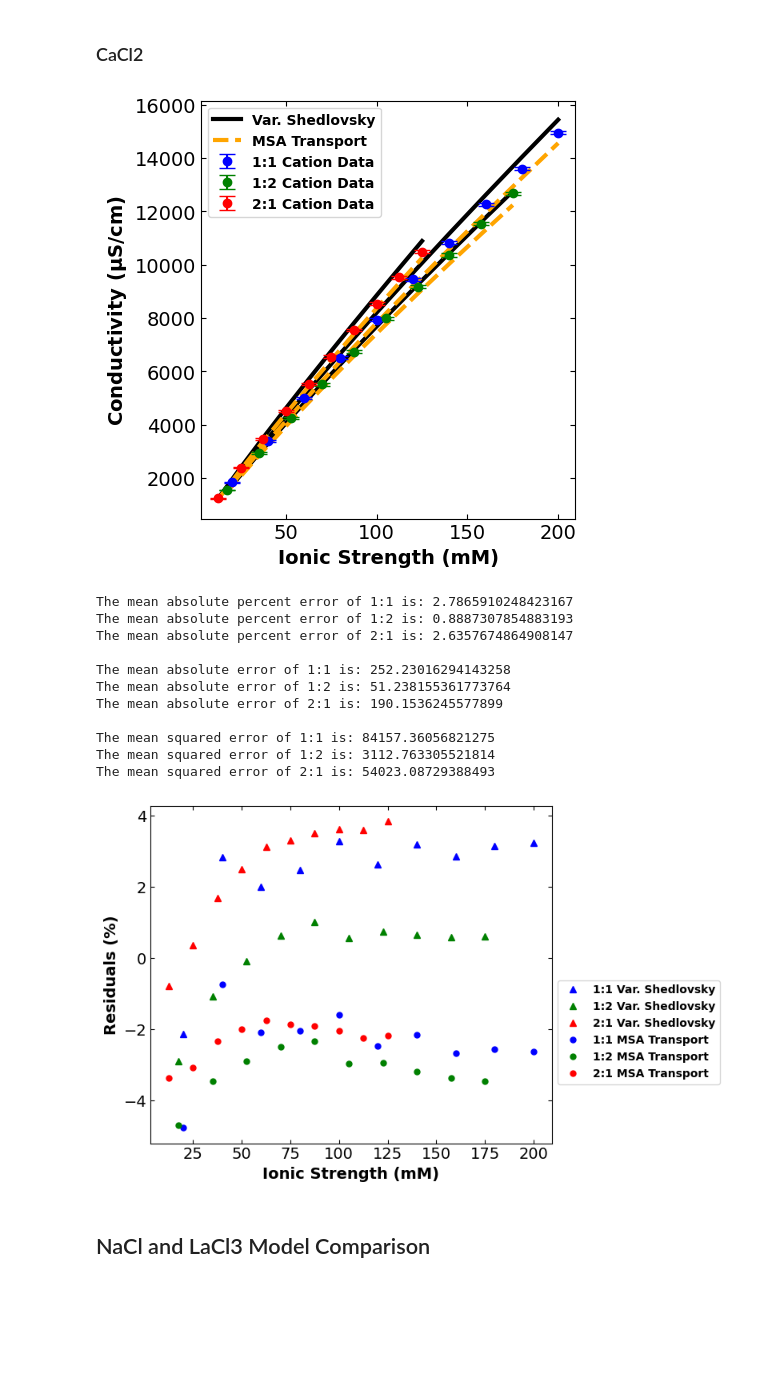
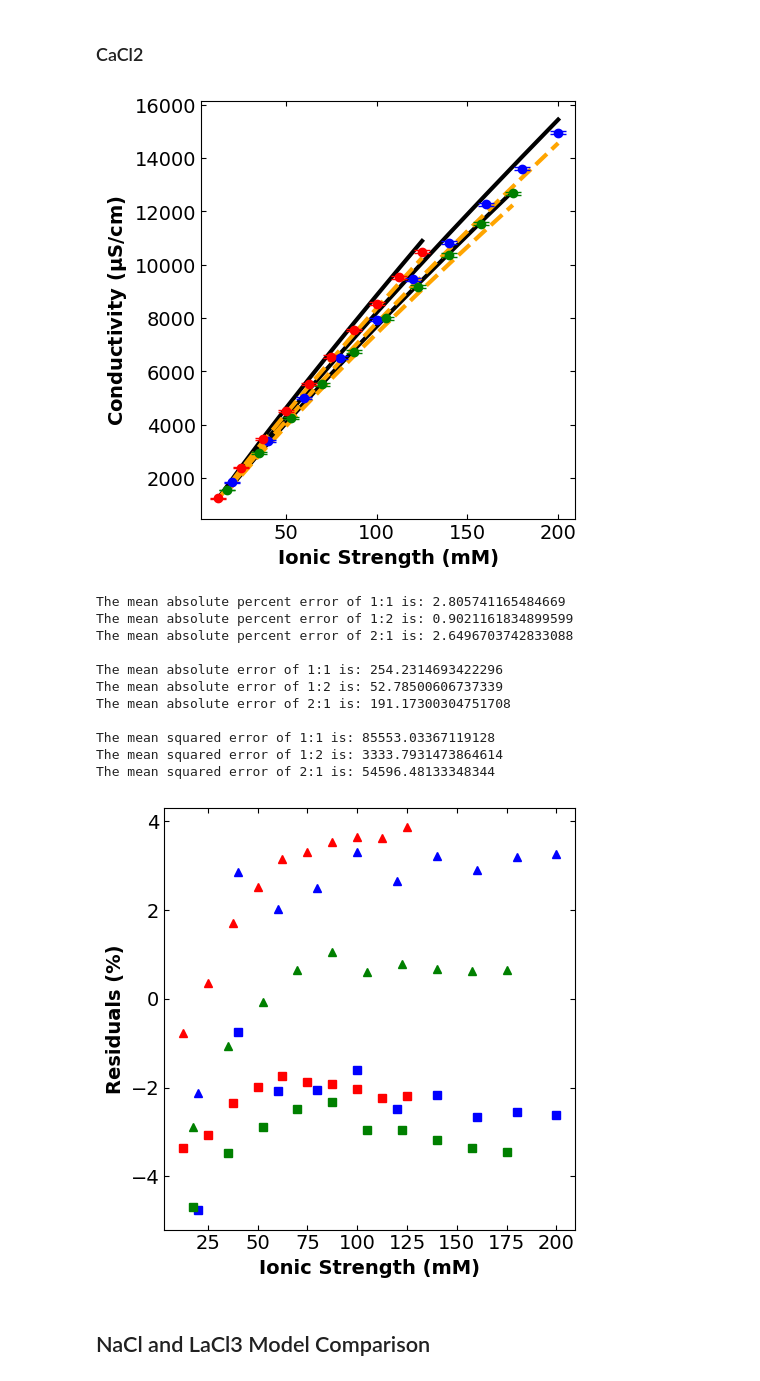
Before and after one commit to dowlinglab/salts-conductivity-modelling, a Jupyter notebook: Multicomponents-conductivity-paper.ipynb, the cells around one changed output. Drawn from its saved outputs; the diff is of its cells as text; code cells hidden in the pictures; blank space fills up the shorter version.

Commit message:
Updated paper figures

```diff
--- a/Multicomponents-conductivity-paper.ipynb
+++ b/Multicomponents-conductivity-paper.ipynb
@@ -131,9 +131,9 @@ diameter = [sigma_Ca, sigma_Na, sigma_Cl] # effective ionic diameters of Ca, Na,
 lambda_0_Ca_Na_Cl = [lambda_0_Ca_mol, lambda_0_Na_mol, lambda_0_Cl_mol]
 
 # calculated conductivity in uS/cm
-all_cond_calc_con =cd.msa_transport(valency, diameter, diffusion_coeff, T, eta, epsilon, lambda_0_Ca_Na_Cl, CaCl2_conc, NaCl_conc)
-all_cond_calc_con12 = cd.msa_transport(valency, diameter, diffusion_coeff, T, eta, epsilon, lambda_0_Ca_Na_Cl, CaCl2_conc12, NaCl_conc12)
-all_cond_calc_con13 = cd.msa_transport(valency, diameter, diffusion_coeff, T, eta, epsilon, lambda_0_Ca_Na_Cl, CaCl2_conc13, NaCl_conc13)
+all_cond_calc_con =cd.msa_transport(valency, diameter, diffusion_coeff, T, eta_msa, epsilon, lambda_0_Ca_Na_Cl, CaCl2_conc, NaCl_conc)
+all_cond_calc_con12 = cd.msa_transport(valency, diameter, diffusion_coeff, T, eta_msa, epsilon, lambda_0_Ca_Na_Cl, CaCl2_conc12, NaCl_conc12)
+all_cond_calc_con13 = cd.msa_transport(valency, diameter, diffusion_coeff, T, eta_msa, epsilon, lambda_0_Ca_Na_Cl, CaCl2_conc13, NaCl_conc13)
 # %% [output]
 Relaxation correction: [-0.11131282 -0.03908867 -0.08723811]
 Hydrodynamic correction: [-0.34150633 -0.20230851 -0.12231221]
@@ -401,7 +401,7 @@ The mean squared error of 1:2 is: 7951.674608745649
 ### Constants
 # %%
 # solvent viscosity in poise
-eta_shed = 8.903*10**(-3)
+eta_shed = 8.9*10**(-3)
 
 # limiting equivalent conductivity of salts in cm^2.Siemen.equiv^(-1)
 lambda_0_NaCl = 126.45
@@ -422,9 +422,6 @@ a_LaCl3 = 4.9*10**(-8)
 ### NaCl
 # %%
 # constants
-temp_NaCl_CaCl2 = 298.16 # K
-epsilon = 78.3
-eta = 8.903*10**(-3) # poise
 a_NaCl_CaCl2 = (a_NaCl + a_CaCl2)/2
 
 # concentration in M
@@ -433,9 +430,12 @@ conc12 = [NaCl_conc12[i]*10**(-3) for i in range(ndata)]
 conc13 = [NaCl_conc13[i]*10**(-3) for i in range(ndata)]
 
 # specific conductivity in micro Siemen per cm
-specific_cond_nacl = cd.variant_shedlovsky(conc, temp_NaCl_CaCl2, epsilon, eta, lambda_0_NaCl, a_NaCl_CaCl2, z_Na, z_Cl, lambda_0_Na, lambda_0_Cl)
-specific_cond_nacl_12 = cd.variant_shedlovsky(conc12, temp_NaCl_CaCl2, epsilon, eta, lambda_0_NaCl, a_NaCl_CaCl2, z_Na, z_Cl, lambda_0_Na, lambda_0_Cl)
-specific_cond_nacl_13 = cd.variant_shedlovsky(conc13, temp_NaCl_CaCl2, epsilon, eta, lambda_0_NaCl, a_NaCl_CaCl2, z_Na, z_Cl, lambda_0_Na, lambda_0_Cl)
+specific_cond_nacl = cd.variant_shedlovsky(conc, T, epsilon, eta_shed, lambda_0_NaCl, a_NaCl_CaCl2, z_Na, z_Cl,
+                                           lambda_0_Na, lambda_0_Cl)
+specific_cond_nacl_12 = cd.variant_shedlovsky(conc12, T, epsilon, eta_shed, lambda_0_NaCl, a_NaCl_CaCl2, z_Na, z_Cl,
+                                              lambda_0_Na, lambda_0_Cl)
+specific_cond_nacl_13 = cd.variant_shedlovsky(conc13, T, epsilon, eta_shed, lambda_0_NaCl, a_NaCl_CaCl2, z_Na, z_Cl,
+                                              lambda_0_Na, lambda_0_Cl)
 # %% [markdown]
 ### CaCl2
 # %%
@@ -445,11 +445,11 @@ conc_cacl2_12 = [CaCl2_conc12[i]*10**(-3) for i in range(ndata)]
 conc_cacl2_13 = [CaCl2_conc13[i]*10**(-3) for i in range(ndata)]
 
 # specific conductivity in micro Siemen per cm
-specific_cond_cacl2 = cd.variant_shedlovsky(conc_cacl2, temp_NaCl_CaCl2, epsilon, eta, lambda_0_CaCl2, a_NaCl_CaCl2, z_Ca, z_Cl, lambda_0_Ca,
+specific_cond_cacl2 = cd.variant_shedlovsky(conc_cacl2, T, epsilon, eta_shed, lambda_0_CaCl2, a_NaCl_CaCl2, z_Ca, z_Cl, lambda_0_Ca,
                                              lambda_0_Cl)
-specific_cond_cacl2_12 = cd.variant_shedlovsky(conc_cacl2_12, temp_NaCl_CaCl2, epsilon, eta, lambda_0_CaCl2, a_NaCl_CaCl2, z_Ca, z_Cl, lambda_0_Ca,
+specific_cond_cacl2_12 = cd.variant_shedlovsky(conc_cacl2_12, T, epsilon, eta_shed, lambda_0_CaCl2, a_NaCl_CaCl2, z_Ca, z_Cl, lambda_0_Ca,
                                                 lambda_0_Cl)
-specific_cond_cacl2_13 = cd.variant_shedlovsky(conc_cacl2_13, temp_NaCl_CaCl2, epsilon, eta, lambda_0_CaCl2, a_NaCl_CaCl2, z_Ca, z_Cl, lambda_0_Ca,
+specific_cond_cacl2_13 = cd.variant_shedlovsky(conc_cacl2_13, T, epsilon, eta_shed, lambda_0_CaCl2, a_NaCl_CaCl2, z_Ca, z_Cl, lambda_0_Ca,
                                                 lambda_0_Cl)
 # %%
 # bulk conductivity
@@ -479,12 +479,12 @@ plt.ylabel("Conductivity ($\mathbf{\mu}$S/cm)", fontsize=14,fontweight='bold')
 plt.xticks(fontsize=14)
 plt.yticks(fontsize=14)
 plt.tick_params(direction="in",top=True, right=True)
-plt.legend(prop={"weight":"bold"})
+# plt.legend(prop={"weight":"bold"})
 plt.tight_layout()
 plt.savefig(r".\Paper_figures\msa_var_shed_na_ca.png")
 plt.show()
 # %% [output]
-[figure, old version]
+[figure, new version]
 # %%
 # residuals for NaCl and CaCl2
 e_2 = [specific_cond[i] - cond_exp[i] for i in range(ndata)]
@@ -508,48 +508,48 @@ print("The mean absolute percent error of 2:1 is:",np.mean(residuals_percent13_2
 residuals_abs_shed = [np.abs(e_2[i]) for i in range(ndata)]
 residuals_12_abs_shed = [np.abs(e12_2[i]) for i in range(ndata)]
 residuals_13_abs_shed = [np.abs(e13_2[i]) for i in range(ndata)]
 print("\nThe mean absolute error of 1:1 is:",np.mean(residuals_abs_shed))
 print("The mean absolute error of 1:2 is:",np.mean(residuals_12_abs_shed))
 print("The mean absolute error of 2:1 is:",np.mean(residuals_13_abs_shed))
 
 # calculate the mean squared error
 sq_residuals_shed = [e_2[i]**2 for i in range(ndata)]
 sq_residuals_12_shed = [e12_2[i]**2 for i in range(ndata)]
 sq_residuals_13_shed = [e13_2[i]**2 for i in range(ndata)]
 print("\nThe mean squared error of 1:1 is:",np.mean(sq_residuals_shed))
 print("The mean squared error of 1:2 is:",np.mean(sq_residuals_12_shed))
 print("The mean squared error of 2:1 is:",np.mean(sq_residuals_13_shed))
 
 # making plots of residuals
-fig = plt.figure(figsize=(8, 5))
+fig = plt.figure(figsize=(5, 5))
 plt.plot(ionic_strength_na_ca_1_1, residuals_percent_2, "^", color="blue", label="1:1 Var. Shedlovsky")
 plt.plot(ionic_strength_na_ca_1_2, residuals_percent12_2, "^", color="green", label="1:2 Var. Shedlovsky")
 plt.plot(ionic_strength_na_ca_2_1, residuals_percent13_2, "^", color="red", label="2:1 Var. Shedlovsky")
-plt.plot(ionic_strength_na_ca_1_1, residuals_percent, ".", markersize=10, color="blue", label="1:1 MSA Transport")
-plt.plot(ionic_strength_na_ca_1_2, residuals_percent12, ".", markersize=10, color="green", label="1:2 MSA Transport")
-plt.plot(ionic_strength_na_ca_2_1, residuals_percent13, ".", markersize=10, color="red", label="2:1 MSA Transport")
+plt.plot(ionic_strength_na_ca_1_1, residuals_percent, "s", color="blue", label="1:1 MSA Transport")
+plt.plot(ionic_strength_na_ca_1_2, residuals_percent12, "s", color="green", label="1:2 MSA Transport")
+plt.plot(ionic_strength_na_ca_2_1, residuals_percent13, "s", color="red", label="2:1 MSA Transport")
 plt.xlabel("Ionic Strength (mM)", fontsize=14,fontweight='bold')
 plt.ylabel("Residuals (%)", fontsize=14,fontweight='bold')
 plt.xticks(fontsize=14)
 plt.yticks(fontsize=14)
 plt.tick_params(direction="in",top=True, right=True)
-plt.legend(prop={"weight":"bold"}, bbox_to_anchor=(1, 0.5))
+# plt.legend(prop={"weight":"bold"}, bbox_to_anchor=(1, 0.5))
 plt.tight_layout()
 plt.savefig(r".\Paper_figures\msa_var_shed_na_ca_residuals_per.png")
 plt.show()
 # %% [output]
-The mean absolute percent error of 1:1 is: 2.7865910248423167
-The mean absolute percent error of 1:2 is: 0.8887307854883193
-The mean absolute percent error of 2:1 is: 2.6357674864908147
+The mean absolute percent error of 1:1 is: 2.805741165484669
+The mean absolute percent error of 1:2 is: 0.9021161834899599
+The mean absolute percent error of 2:1 is: 2.6496703742833088
 
-The mean absolute error of 1:1 is: 252.23016294143258
-The mean absolute error of 1:2 is: 51.238155361773764
-The mean absolute error of 2:1 is: 190.1536245577899
+The mean absolute error of 1:1 is: 254.2314693422296
+The mean absolute error of 1:2 is: 52.78500606737339
+The mean absolute error of 2:1 is: 191.17300304751708
 
-The mean squared error of 1:1 is: 84157.36056821275
-The mean squared error of 1:2 is: 3112.763305521814
-The mean squared error of 2:1 is: 54023.08729388493
+The mean squared error of 1:1 is: 85553.03367119128
+The mean squared error of 1:2 is: 3333.7931473864614
+The mean squared error of 2:1 is: 54596.48133348344
-[figure, old version]
+[figure, new version]
 # %% [markdown]
 ## NaCl and LaCl3 Model Comparison
 # %% [markdown]
```
Also changed, not shown: parts of 13 cells of this notebook, 25 other files.
